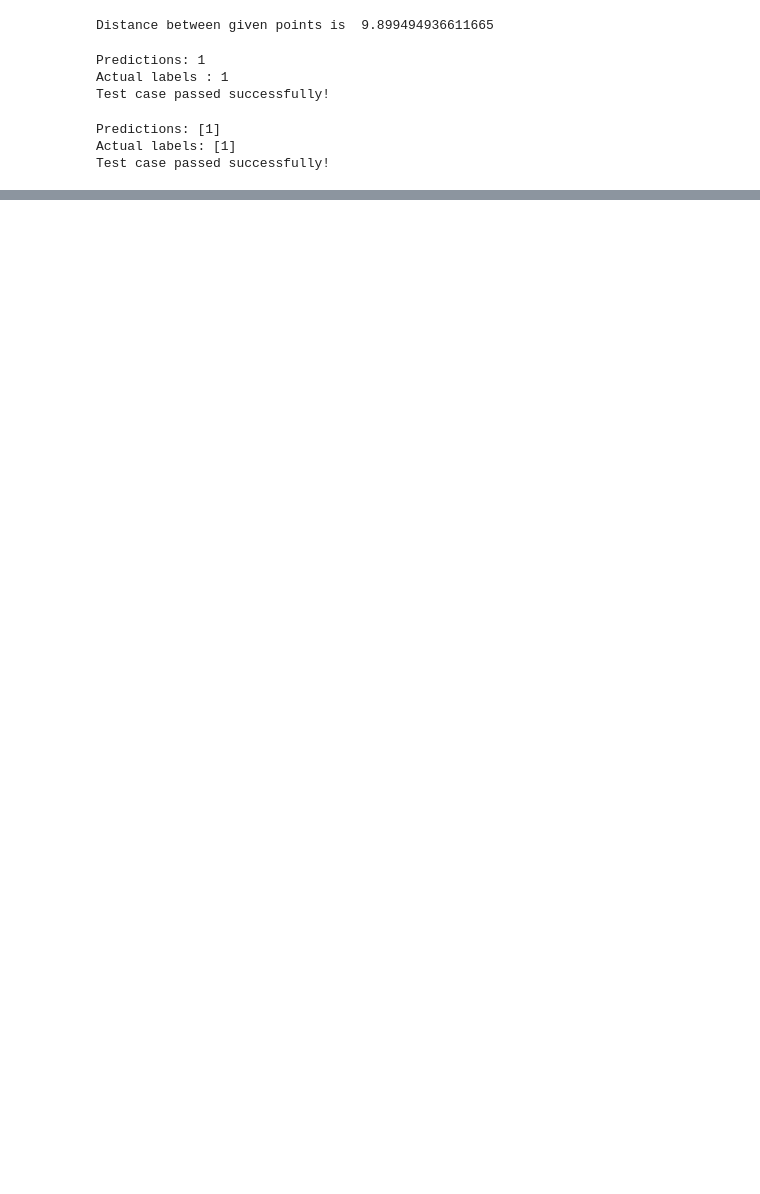
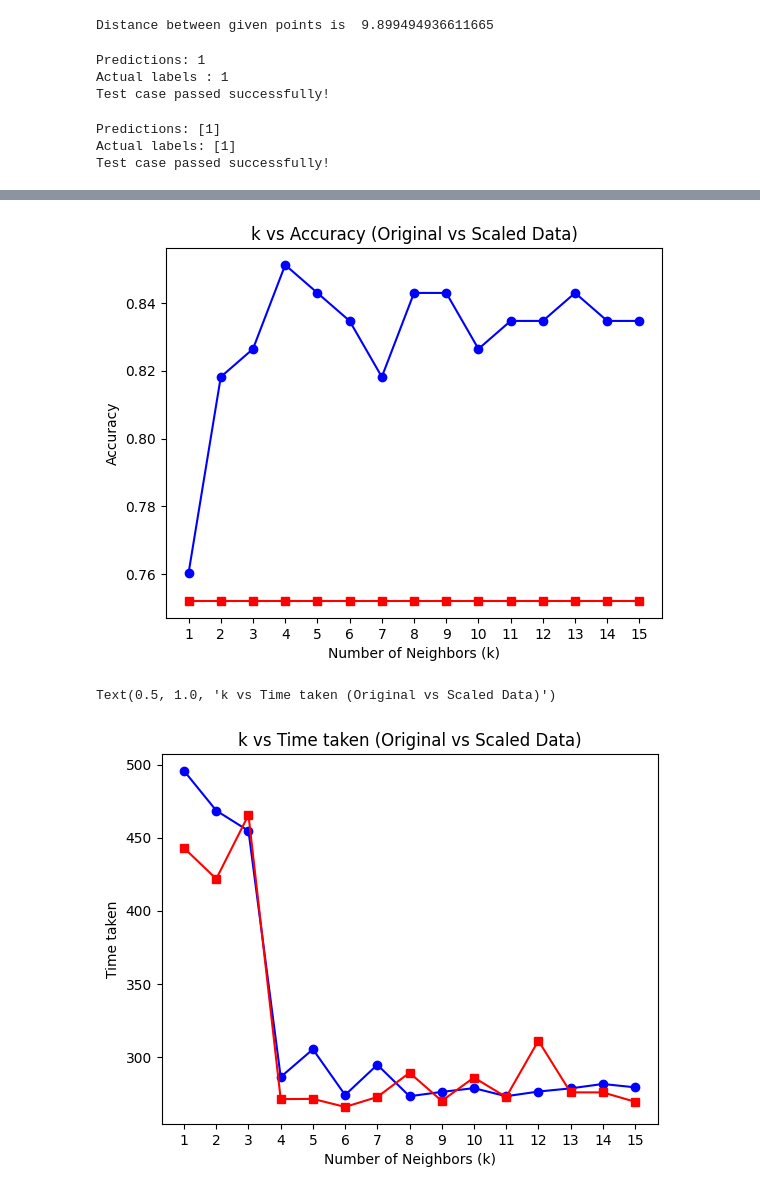
Before and after one commit to PrajuMaharjan/5CS037--Concepts-and-Technologies-of-AI., a Jupyter notebook: Worksheet_4.ipynb, the cells around one changed output, grey strips where cells are left out. Cells and saved outputs as stored; diff of their text form; code cells hidden in the pictures; blank space fills up the shorter version.

```diff
--- a/Worksheet_4.ipynb
+++ b/Worksheet_4.ipynb
@@ -164,8 +164,8 @@ Filled up Diabetes dataset :
 import numpy as np
 # 3.	Feature Engineering:
 # •	Separate the feature matrix (X) and target variable (y).
-X=diabetes.drop(columns=["weight"]).values
-y=diabetes["weight"].values
+X=diabetes.drop(columns=["location","gender","frame"]).values
+y=diabetes[["location","gender","frame"]].values
 # •	Perform a train - test split from scratch using a 70% − 30% ratio.
 def train_test_split_scratch(X,y,test_size=0.3,random_seed=42):
   np.random.seed(random_seed)
@@ -274,3 +259,21 @@ except Exception as e:
 Predictions: [1]
 Actual labels: [1]
 Test case passed successfully!
+# %%
+# Problem - 2 - Experimentation:
+# 1. Repeat the Classification Task:
+# •	Scale the Feature matrix X.
+mean_X=X_train.mean(axis=0)
+std_X=X_train.std(axis=0)
+
+std_X[std_X==0]=1
+X_train_scaled=(X_train-mean_X)/std_X
+X_test_scaled=(X_test-mean_X) / std_X
+
+# •	Use the scaled data for training and testing the kNN Classifier.
+y_pred = np.array([knn_predict_single(x, X_train_scaled, y_train, k=3) for x in X_test_scaled])
+
+# •	Record the results.
+y_test = y_test.reshape(-1,1)
+accuracy=np.mean(np.all(y_pred==y_test,axis=1))
+print("Accuracy : ",accuracy)
@@ -276,0 +396,26 @@ Test case passed successfully!
+# %%
+# . Visualize the Results:
+# • Plot the following graphs:
+# –	k vs. Accuracy for original and scaled datasets.
+# –	k vs. Time Taken for original and scaled datasets.
+
+import matplotlib.pyplot as plt
+
+plt.plot(k_values, original_accuracies, color='blue', marker='o', linestyle='-', label="Original Data")
+plt.plot(k_values, scaled_accuracies, color='red', marker='s', linestyle='-', label='Scaled Data')
+plt.xlabel('Number of Neighbors (k)')
+plt.ylabel('Accuracy')
+plt.xticks(k_values)
+plt.title('k vs Accuracy (Original vs Scaled Data)')
+plt.show()
+
+plt.plot(k_values, original_times, color='blue', marker='o', linestyle='-', label="Original Data")
+plt.plot(k_values, scaled_times, color='red', marker='s', linestyle='-', label='Scaled Data')
+plt.xlabel('Number of Neighbors (k)')
+plt.ylabel('Time taken')
+plt.xticks(k_values)
+plt.title('k vs Time taken (Original vs Scaled Data)')
+# %% [output]
+[figure, added]
+Text(0.5, 1.0, 'k vs Time taken (Original vs Scaled Data)')
+[figure, added]
```
Also changed, not shown: parts of 4 cells of this notebook.
